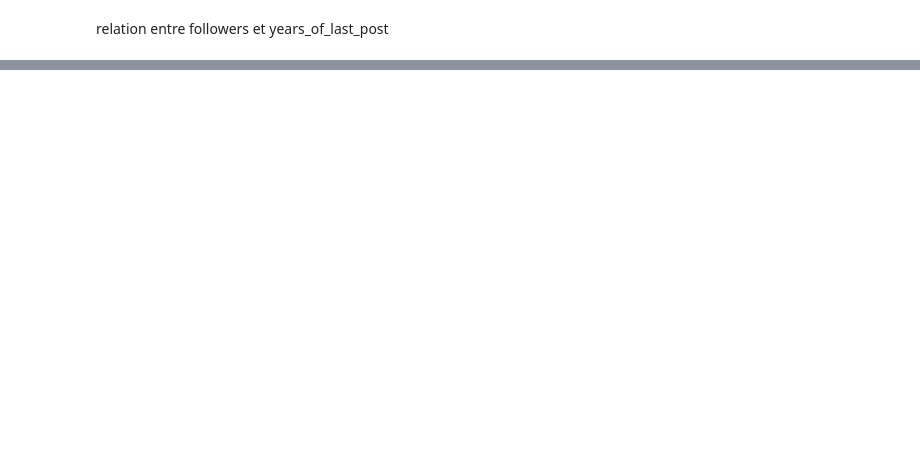
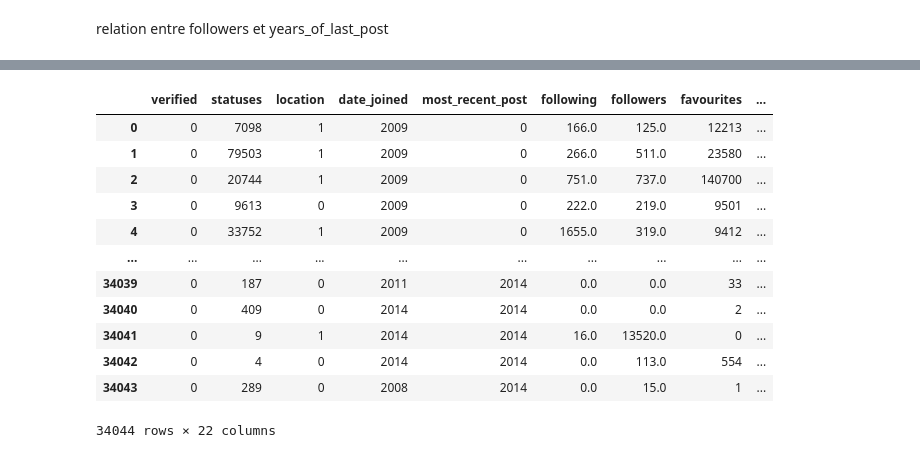
Before and after one commit to PFE2024/satt_ai, a Jupyter notebook: twitter/column_relati.ipynb, the cells around one changed output, grey strips where cells are left out. Drawn from its saved outputs; the diff is of its cells as text; code cells hidden in the pictures; blank space fills up the shorter version.

```diff
--- a/twitter/column_relati.ipynb
+++ b/twitter/column_relati.ipynb
@@ -133,0 +158,6 @@ Name: years_of_last_post, dtype: int64
+# %%
+
+
+followers_years_avg =round(data[data['account_type'] == 1].groupby('most_recent_post')['followers'].mean(),0)
+followers_years_avg = followers_years_avg.rename('followers_avg')
+followers_years_avg
@@ -133,0 +183,23 @@ Name: years_of_last_post, dtype: int64
+# %%
+data2=data.merge(followers_years_avg, on='most_recent_post')
+
+data2['followers/lastpost']=data2.followers_avg-data2.followers
+# data.loc[data.followers==data.followers_avg,'followers/years']=0
+# data.loc[data.followers>data.followers_avg,'followers/lastpost']=-1
+# %%
+data2=data2.drop(labels=['followers_avg'],axis=1)
+data2
+# %% [output]
+|  | verified | statuses | location | date_joined | most_recent_post | following | followers | favourites | ... |
+| 0 | 0 | 7098 | 1 | 2009 | 0 | 166.0 | 125.0 | 12213 | ... |
+| 1 | 0 | 79503 | 1 | 2009 | 0 | 266.0 | 511.0 | 23580 | ... |
+| 2 | 0 | 20744 | 1 | 2009 | 0 | 751.0 | 737.0 | 140700 | ... |
+| 3 | 0 | 9613 | 0 | 2009 | 0 | 222.0 | 219.0 | 9501 | ... |
+| 4 | 0 | 33752 | 1 | 2009 | 0 | 1655.0 | 319.0 | 9412 | ... |
+| ... | ... | ... | ... | ... | ... | ... | ... | ... | ... |
+| 34039 | 0 | 187 | 0 | 2011 | 2014 | 0.0 | 0.0 | 33 | ... |
+| 34040 | 0 | 409 | 0 | 2014 | 2014 | 0.0 | 0.0 | 2 | ... |
+| 34041 | 0 | 9 | 1 | 2014 | 2014 | 16.0 | 13520.0 | 0 | ... |
+| 34042 | 0 | 4 | 0 | 2014 | 2014 | 0.0 | 113.0 | 554 | ... |
+| 34043 | 0 | 289 | 0 | 2008 | 2014 | 0.0 | 15.0 | 1 | ... |
+34044 rows × 22 columns
```
Also changed, not shown: parts of 29 cells of this notebook, 3 other files.
